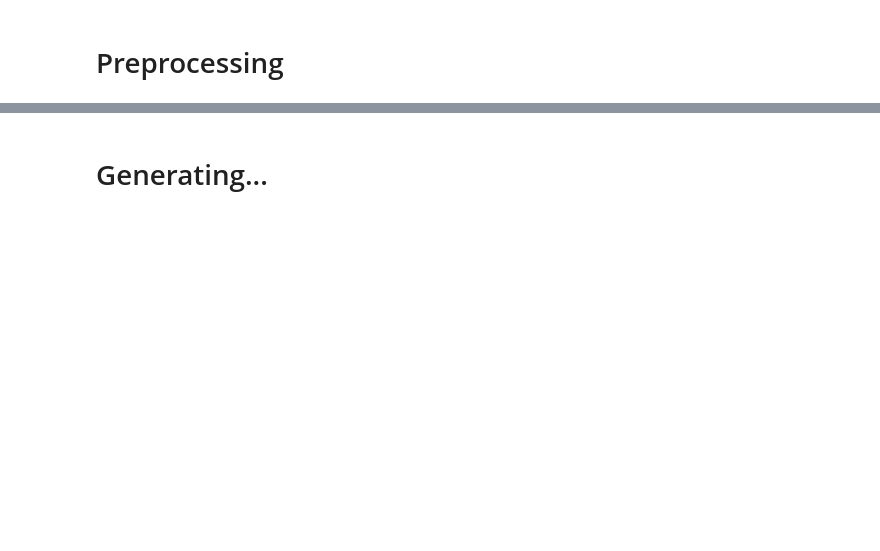
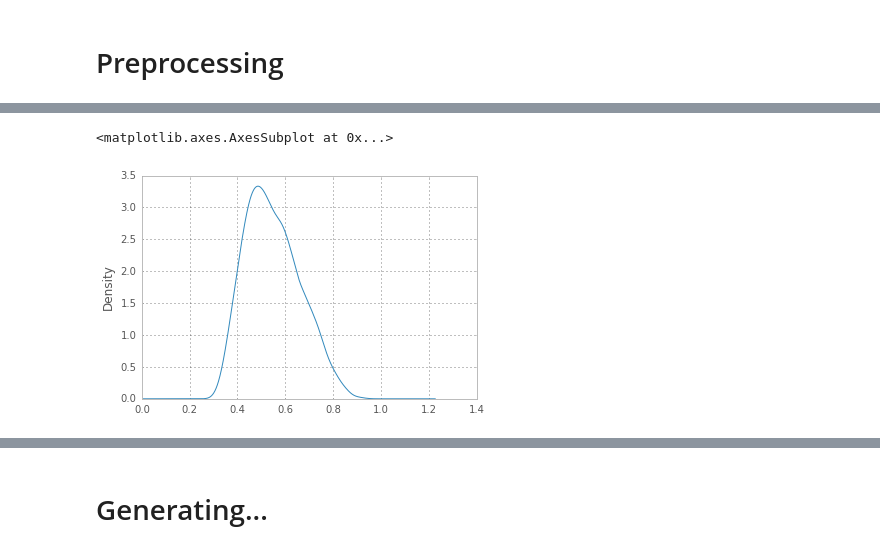
Before and after one commit to jxnl/nyu-twipsy, a Jupyter notebook: script-generating-amt-todoset.ipynb, the cells around one changed output, grey strips where cells are left out. Drawn from its saved outputs; the diff is of its cells as text; code cells hidden in the pictures; blank space fills up the shorter version.

Commit message:
updated notebooks for control data

```diff
--- a/script-generating-amt-todoset.ipynb
+++ b/script-generating-amt-todoset.ipynb
@@ -63,0 +80,6 @@ See the the caveats in the documentation: http://pandas.pydata.org/pandas-docs/s
+# %%
+first_person_labels = clf_fp.predict_proba(X_control)[:,1]
+alch_labels = clf_ac.predict_proba(X_control)[:,1]
+# %%
+X_control["predicted_fp"] = first_person_labels
+X_control["predicted_alc"] = alch_labels
@@ -64,2 +97,4 @@ See the the caveats in the documentation: http://pandas.pydata.org/pandas-docs/s
 # %%
-X = XX[(XX.predicted_fp > 0.3) & (XX.predict > 0.3) & ~(XX.text.str.contains("Drinking a"))]
+X = X_control[(X_control.predicted_fp > 0.5) & (X_control.predicted_alc > 0.6) & ~(X_control.text.str.contains("Drinking a"))]
+# %%
+X["score"] = (X.predicted_alc * X.predicted_fp)
@@ -65,0 +131,5 @@ X = XX[(XX.predicted_fp > 0.3) & (XX.predict > 0.3) & ~(XX.text.str.contains("Dr
+# %%
+X.score.plot("kde")
+# %% [output]
+<matplotlib.axes.AxesSubplot at 0x...>
+[figure, added]
```
Also changed, not shown: parts of 33 cells of this notebook, 2 other files.
